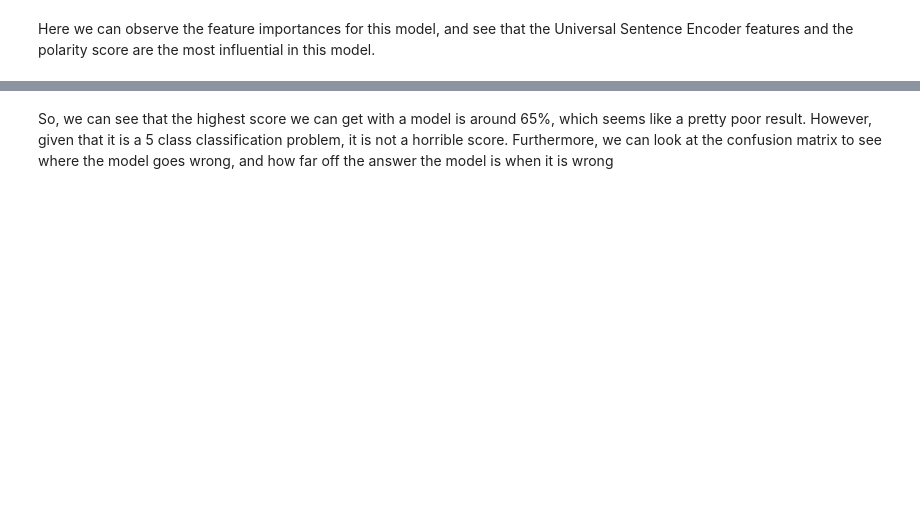
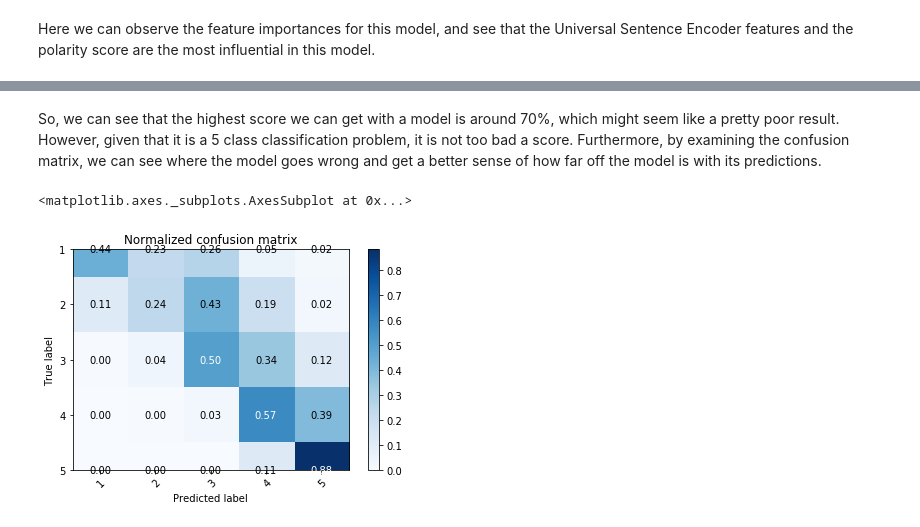
Before and after one commit to alteryx/predict-restaurant-rating, a Jupyter notebook: predict-restaurant-rating.ipynb, the cells around one changed output, grey strips where cells are left out. Cells and saved outputs as stored; diff of their text form; code cells hidden in the pictures; blank space fills up the shorter version.

```diff
--- a/predict-restaurant-rating.ipynb
+++ b/predict-restaurant-rating.ipynb
@@ -392,2 +215,2 @@ vot.score(test_feature_matrix, y_test)
 # %% [markdown]
-So, we can see that the highest score we can get with a model is around 65%, which seems like a pretty poor result. However, given that it is a 5 class classification problem, it is not a horrible score. Furthermore, we can look at the confusion matrix to see where the model goes wrong, and how far off the answer the model is when it is wrong
+So, we can see that the highest score we can get with a model is around 70%, which might seem like a pretty poor result. However, given that it is a 5 class classification problem, it is not too bad a score. Furthermore, by examining the confusion matrix, we can see where the model goes wrong and get a better sense of how far off the model is with its predictions.
@@ -394,9 +258,10 @@ So, we can see that the highest score we can get with a model is around 65%, whi
 # %%
-helpers.plot_confusion_matrix(y_test,
+plot_confusion_matrix(y_test,
                       vot.predict(test_feature_matrix),
-                      ['1', '2', '3', '4', '5'],
-                      normalize=True,
-                      title='Confusion matrix, with normalization')
+                      ['1', '2', '3', '4', '5'])
+# %% [output]
+<matplotlib.axes._subplots.AxesSubplot at 0x...>
+[figure, added]
 # %%
 sns.countplot(x=y_train, palette = sns.cubehelix_palette(8, start=1, rot=-.75))
 # %% [output]
```
Also changed, not shown: parts of 44 cells of this notebook, 1 other file.
